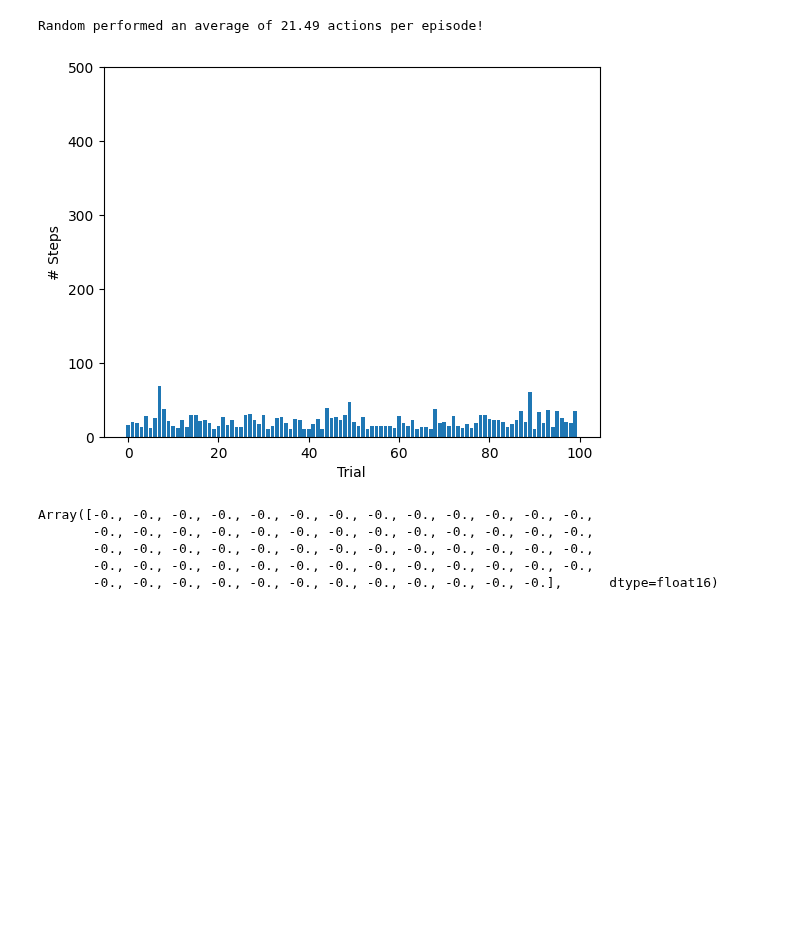
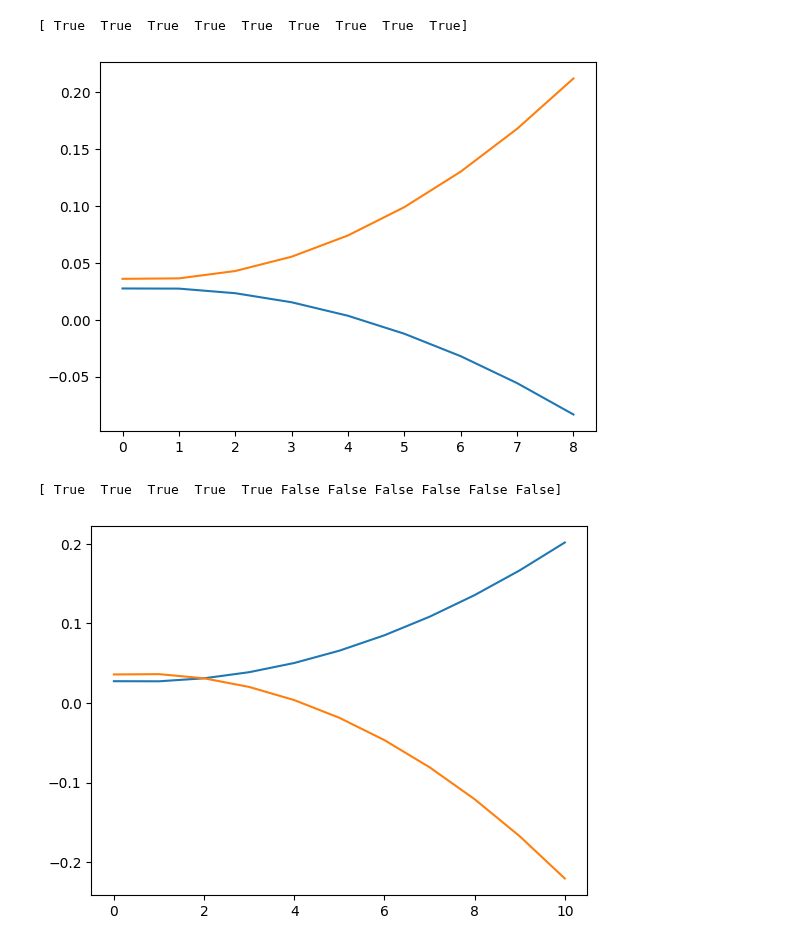
Before and after one commit to Nogarx/Spark, a Jupyter notebook: dev_tmp_files/cartpole.ipynb, the cells around one changed output. Cells and saved outputs as stored; diff of their text form; code cells hidden in the pictures; blank space fills up the shorter version.

```diff
--- a/dev_tmp_files/cartpole.ipynb
+++ b/dev_tmp_files/cartpole.ipynb
@@ -315,3 +108,37 @@ def compute_real_reward(x, x_prev, r_prev, terminated):
+# %%
+env_name =  'CartPole-v1'
+env = gym.make(env_name, sutton_barto_reward=True)
+
+next_obs, _ = env.reset(seed=42)
+obs = []
+obs.append(next_obs)
+for i in range(10):
+	next_obs, reward, terminated, truncated, info = env.step(0)
+	obs.append(next_obs)
+	if terminated:
+		break
+obs = np.array(obs)
+plt.plot(obs[:,0])
+plt.plot(obs[:,2])
+print(obs[:,2] > 0)
+plt.show()
+next_obs, _ = env.reset(seed=42)
+obs = []
+obs.append(next_obs)
+for i in range(10):
+	next_obs, reward, terminated, truncated, info = env.step(1)
+	obs.append(next_obs)
+	if terminated:
+		break
+obs = np.array(obs)
+plt.plot(obs[:,0])
+plt.plot(obs[:,2])
+print(obs[:,2] > 0)
+# %% [output]
+[ True  True  True  True  True  True  True  True  True]
+[figure, added]
+[ True  True  True  True  True False False False False False False]
+[figure, added]
 # %%
 env_name =  'CartPole-v1'
 env = gym.make(env_name, sutton_barto_reward=True)
@@ -324,29 +154,2 @@ TEST_EPOCHES = 10
-# %%
-# A fresh environment
-next_obs, _ = env.reset(seed=42)
-# Some classic training loop.
-random_steps = []
-for i in tqdm(range(TRAIN_EPOCHES)):
-	terminated = False
-	tmp_step = 0
-	while not terminated:
-		# Environment logic.
-		next_action = int(np.random.rand() < 0.5)
-		next_obs, reward, terminated, truncated, info = env.step(next_action)
-		#reward = compute_real_reward(next_obs, prev_obs, reward, terminated)
-		tmp_step += 1
-	random_steps.append(tmp_step)
-	# Reset environment
-	next_obs, _ = env.reset()
-
-print(f'Random performed an average of {np.mean(random_steps)} actions per episode!')
-plt.bar(np.arange(len(random_steps)), random_steps)
-plt.xlabel('Trial')
-plt.ylabel('# Steps')
-plt.ylim(0, 500)
-plt.show()
-# %% [output]
-Random performed an average of 21.49 actions per episode!
-[figure, removed]
 # %%
 # Load the Brain.
@@ -374,10 +188,0 @@ run_model_and_record(
-# %%
-brain.A_ex._inhibition_mask.value * jnp.zeros(brain.A_ex._inhibition_mask.value.shape)
-
-brain.A_in._inhibition_mask.value * jnp.zeros(brain.A_in._inhibition_mask.value.shape, dtype=jnp.float16)
-# %% [output]
-Array([-0., -0., -0., -0., -0., -0., -0., -0., -0., -0., -0., -0., -0.,
-       -0., -0., -0., -0., -0., -0., -0., -0., -0., -0., -0., -0., -0.,
-       -0., -0., -0., -0., -0., -0., -0., -0., -0., -0., -0., -0., -0.,
-       -0., -0., -0., -0., -0., -0., -0., -0., -0., -0., -0., -0., -0.,
-       -0., -0., -0., -0., -0., -0., -0., -0., -0., -0., -0., -0.],      dtype=float16)
```
Also changed, not shown: parts of 23 cells of this notebook, 52 other files.
